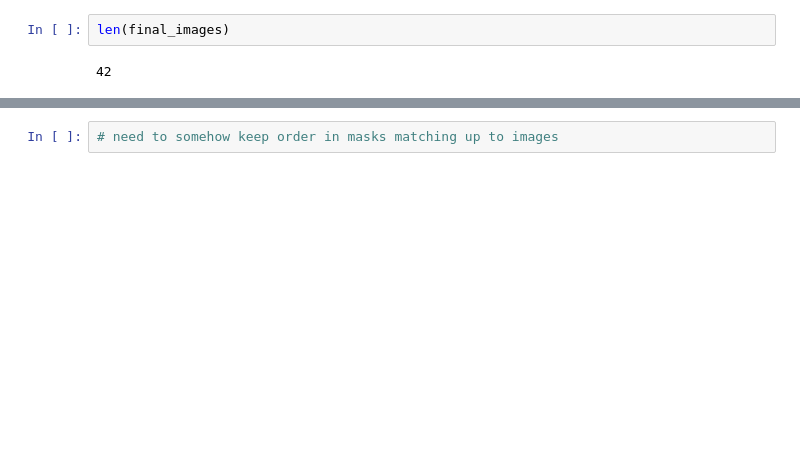
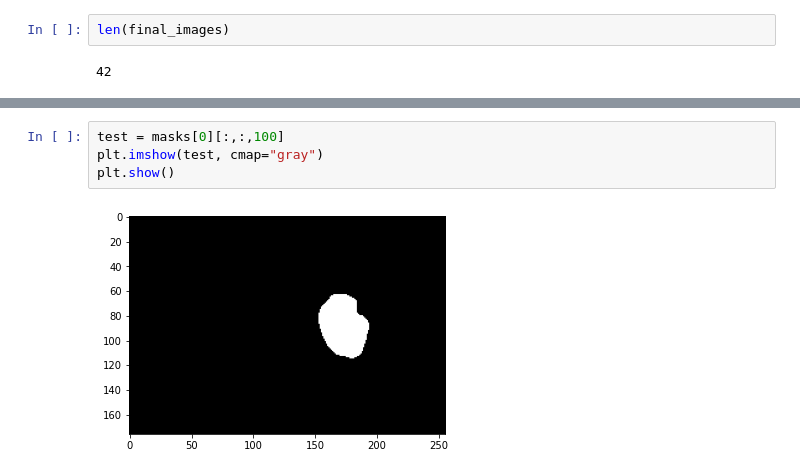
Before and after one commit to jkauf8/liver_segmentation, a Jupyter notebook: Deep_Learning_Liver_Segmentation.ipynb, the cells around one changed output, grey strips where cells are left out. Cells and saved outputs as stored; diff of their text form; blank space fills up the shorter version.

```diff
--- a/Deep_Learning_Liver_Segmentation.ipynb
+++ b/Deep_Learning_Liver_Segmentation.ipynb
@@ -94,2 +85,6 @@ plt.show()
-# %%
-# need to somehow keep order in masks matching up to images
+# %%
+test = masks[0][:,:,100]
+plt.imshow(test, cmap="gray")
+plt.show()
+# %% [output]
+[figure, added]
```
Also changed, not shown: parts of 12 cells of this notebook.
